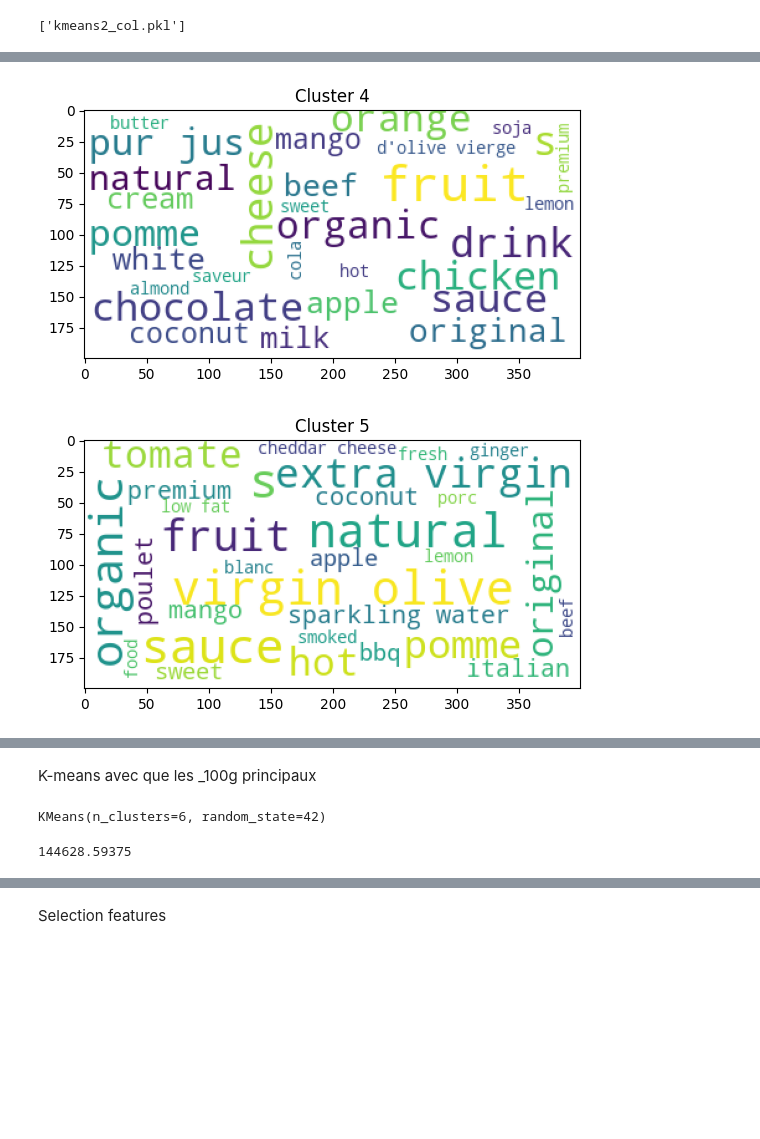
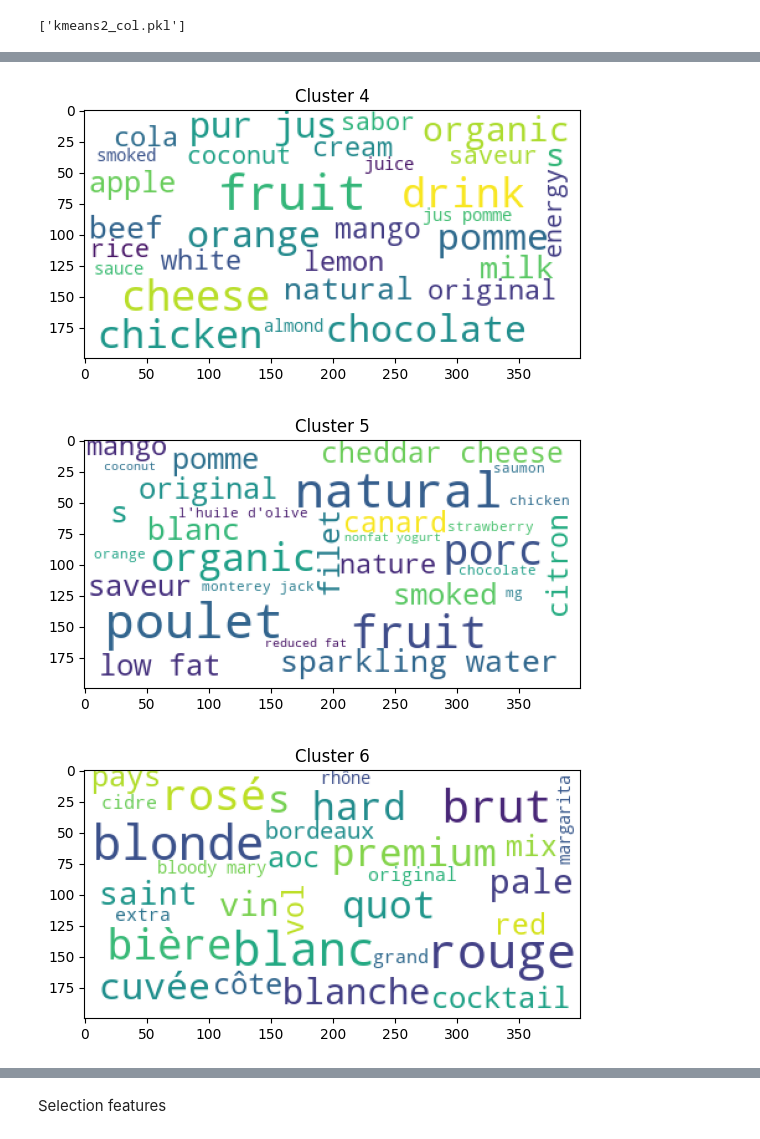
Before and after one commit to guillaumechupe/OpenFoodFact_Cluster, a Jupyter notebook: notebooks/3_test_clustering_2_df_CatVal_cleaned.ipynb, the cells around one changed output, grey strips where cells are left out. Saved outputs shown, nothing was run; the diff lists cells and outputs as text; code cells hidden in the pictures; blank space fills up the shorter version.

Commit message:
kmeans ok

```diff
--- a/notebooks/3_test_clustering_2_df_CatVal_cleaned.ipynb
+++ b/notebooks/3_test_clustering_2_df_CatVal_cleaned.ipynb
@@ -204,13 +208,19 @@ clusterPCA_2 = df['product_name'].where(df['cluster_K_pca'] == 2)
 clusterPCA_3 = df['product_name'].where(df['cluster_K_pca'] == 3)
 clusterPCA_4 = df['product_name'].where(df['cluster_K_pca'] == 4)
 clusterPCA_5 = df['product_name'].where(df['cluster_K_pca'] == 5)
+clusterPCA_6 = df['product_name'].where(df['cluster_K_pca'] == 6)
+clusterPCA_7 = df['product_name'].where(df['cluster_K_pca'] == 7)
+clusterPCA_8 = df['product_name'].where(df['cluster_K_pca'] == 8)
+clusterPCA_9 = df['product_name'].where(df['cluster_K_pca'] == 9)
+clusterPCA_10 = df['product_name'].where(df['cluster_K_pca'] == 10)
 
 s_arr = []
 
 def sio_factory():
     return StringIO()
 
-for cluster in [clusterPCA_0, clusterPCA_1, clusterPCA_2, clusterPCA_3, clusterPCA_4,clusterPCA_5]:
+for cluster in [clusterPCA_0, clusterPCA_1, clusterPCA_2, clusterPCA_3, clusterPCA_4,clusterPCA_5, clusterPCA_6, clusterPCA_7, clusterPCA_8, clusterPCA_9, clusterPCA_10]:
+
     si = sio_factory()
     cluster.apply(lambda x: si.write(str(x)))
     s_arr.append(si.getvalue())
@@ -254,0 +259,17 @@ optimizer.best_params_
+# %%
+def print_top_10(df, col):
+    res = df[col].head(10)
+    for el in res:
+        print(f'    - {el}')
+# %%
+prd_names = df['product_name'].loc[df.index]
+cats_name = df['categories'].loc[df.index]
+df['cats'] = cats_name
+df['names'] = prd_names
+# %%
+for i in range(11):
+    tmp_df = df[df['cluster_K_pca'] == i]
+    tmp_df = tmp_df.sample(frac=1)
+    print(f'Produit du cluster {i} :\n')
+    print_top_10(tmp_df,'cats')
+    print()
@@ -292,13 +331,18 @@ clusterK_2 = df['product_name'].where(df['cluster_K_df2'] == 2)
 clusterK_3 = df['product_name'].where(df['cluster_K_df2'] == 3)
 clusterK_4 = df['product_name'].where(df['cluster_K_df2'] == 4)
 clusterK_5 = df['product_name'].where(df['cluster_K_df2'] == 5)
+clusterK_6 = df['product_name'].where(df['cluster_K_df2'] == 6)
+clusterK_7 = df['product_name'].where(df['cluster_K_df2'] == 7)
+clusterK_8 = df['product_name'].where(df['cluster_K_df2'] == 8)
+clusterK_9 = df['product_name'].where(df['cluster_K_df2'] == 9)
+clusterK_10 = df['product_name'].where(df['cluster_K_df2'] == 10)
 
 s_arr = []
 
 def sio_factory():
     return StringIO()
 
-for cluster in [clusterK_0, clusterK_1, clusterK_2, clusterK_3, clusterK_4,clusterK_5]:
+for cluster in [clusterK_0, clusterK_1, clusterK_2, clusterK_3, clusterK_4,clusterK_5, clusterK_6, clusterK_7, clusterK_8, clusterK_9, clusterK_10]:
     si = sio_factory()
     cluster.apply(lambda x: si.write(str(x)))
     s_arr.append(si.getvalue())
@@ -328,2 +372,3 @@ for i, s in enumerate(final):
-[figure, old version]
+[figure, new version]
-[figure, old version]
+[figure, new version]
+[figure, added]
@@ -330,2 +378,0 @@ for i, s in enumerate(final):
-# %% [markdown]
-K-means avec que les _100g principaux
@@ -337,6 +378,0 @@ df3 = df.loc[:,[
-# %%
-# Appliquer K-means avec le nombre optimal de clusters (sans PCA)
-kmeans3 = KMeans(n_clusters=k, random_state=42)
-kmeans3.fit(df3)
-# %% [output]
-KMeans(n_clusters=6, random_state=42)
@@ -345,4 +378,0 @@ df['cluster_K_df3'] = kmeans3.labels_
-# %%
-kmeans3.inertia_
-# %% [output]
-144628.59375
```
Also changed, not shown: parts of 30 cells of this notebook, 4 other files.
